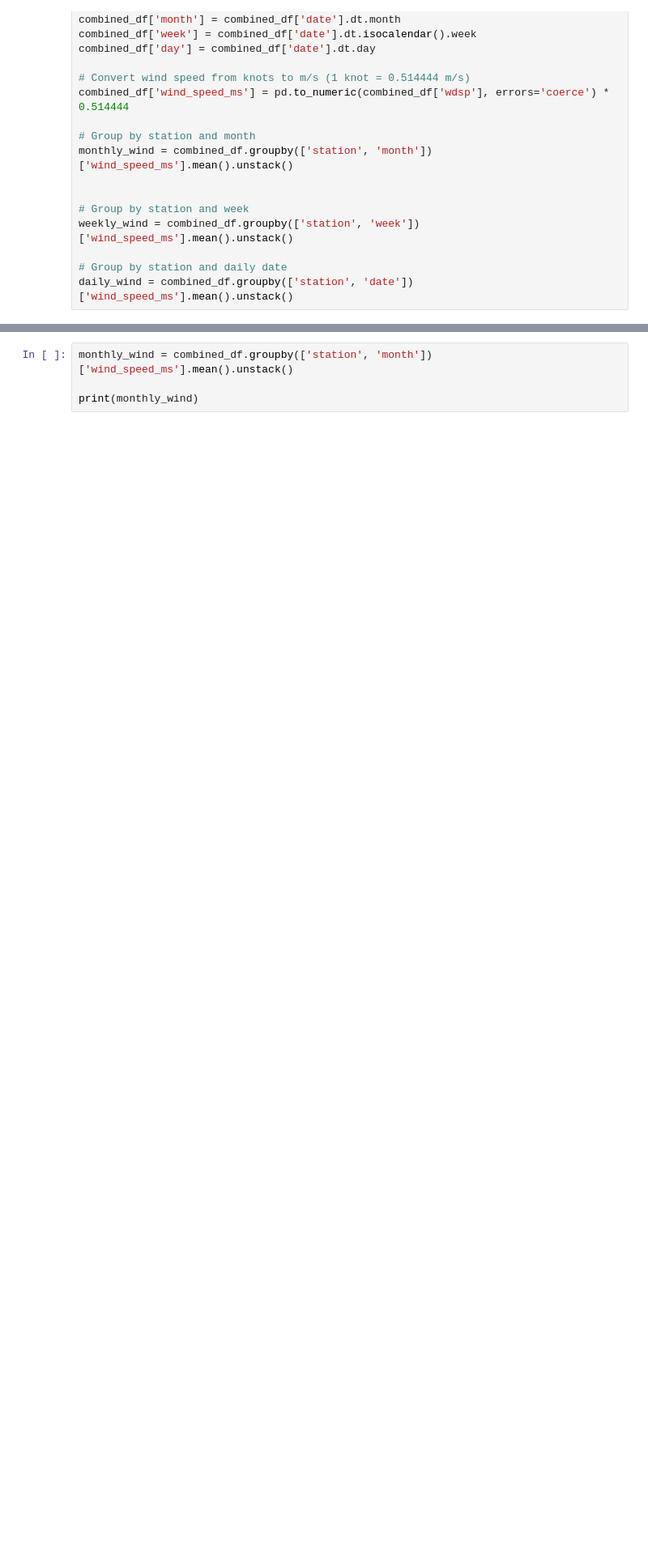
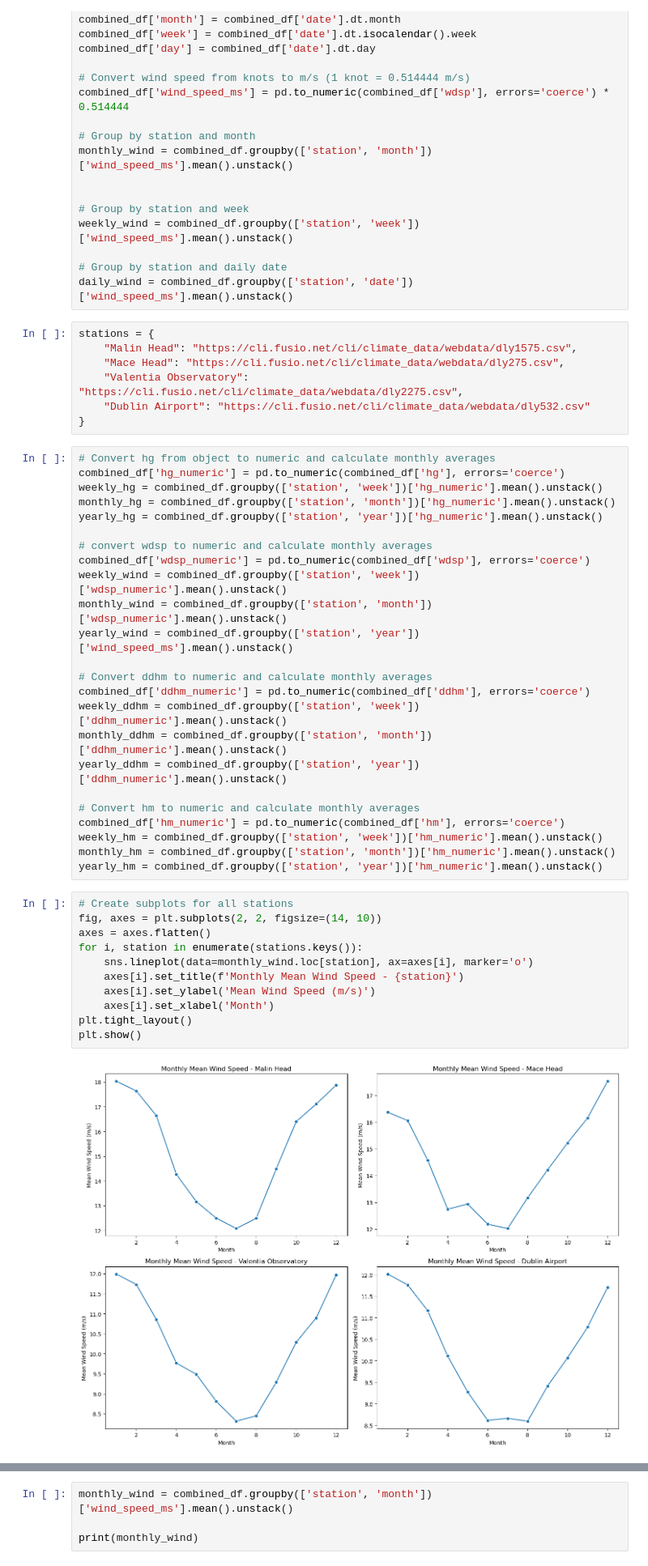
Before and after one commit to fin81985/PFDA-Project, a Jupyter notebook: wind_analysis.ipynb, the cells around one changed output, grey strips where cells are left out. Shown at 81% size. Cells and saved outputs as stored; diff of their text form; blank space fills up the shorter version.

```diff
--- a/wind_analysis.ipynb
+++ b/wind_analysis.ipynb
@@ -256,6 +260,50 @@ weekly_wind = combined_df.groupby(['station', 'week'])['wind_speed_ms'].mean().u
 
 # Group by station and daily date
 daily_wind = combined_df.groupby(['station', 'date'])['wind_speed_ms'].mean().unstack()
+# %%
+stations = {
+    "Malin Head": "https://cli.fusio.net/cli/climate_data/webdata/dly1575.csv",
+    "Mace Head": "https://cli.fusio.net/cli/climate_data/webdata/dly275.csv",
+    "Valentia Observatory": "https://cli.fusio.net/cli/climate_data/webdata/dly2275.csv",
+    "Dublin Airport": "https://cli.fusio.net/cli/climate_data/webdata/dly532.csv"
+}
+# %%
+# Convert hg from object to numeric and calculate monthly averages
+combined_df['hg_numeric'] = pd.to_numeric(combined_df['hg'], errors='coerce')
+weekly_hg = combined_df.groupby(['station', 'week'])['hg_numeric'].mean().unstack()
+monthly_hg = combined_df.groupby(['station', 'month'])['hg_numeric'].mean().unstack()
+yearly_hg = combined_df.groupby(['station', 'year'])['hg_numeric'].mean().unstack()
+
+# convert wdsp to numeric and calculate monthly averages
+combined_df['wdsp_numeric'] = pd.to_numeric(combined_df['wdsp'], errors='coerce')
+weekly_wind = combined_df.groupby(['station', 'week'])['wdsp_numeric'].mean().unstack()
+monthly_wind = combined_df.groupby(['station', 'month'])['wdsp_numeric'].mean().unstack()
+yearly_wind = combined_df.groupby(['station', 'year'])['wind_speed_ms'].mean().unstack()
+
+# Convert ddhm to numeric and calculate monthly averages
+combined_df['ddhm_numeric'] = pd.to_numeric(combined_df['ddhm'], errors='coerce')
+weekly_ddhm = combined_df.groupby(['station', 'week'])['ddhm_numeric'].mean().unstack()
+monthly_ddhm = combined_df.groupby(['station', 'month'])['ddhm_numeric'].mean().unstack()
+yearly_ddhm = combined_df.groupby(['station', 'year'])['ddhm_numeric'].mean().unstack()
+
+# Convert hm to numeric and calculate monthly averages
+combined_df['hm_numeric'] = pd.to_numeric(combined_df['hm'], errors='coerce')
+weekly_hm = combined_df.groupby(['station', 'week'])['hm_numeric'].mean().unstack()
+monthly_hm = combined_df.groupby(['station', 'month'])['hm_numeric'].mean().unstack()
+yearly_hm = combined_df.groupby(['station', 'year'])['hm_numeric'].mean().unstack()
+# %%
+# Create subplots for all stations
+fig, axes = plt.subplots(2, 2, figsize=(14, 10))
+axes = axes.flatten()
+for i, station in enumerate(stations.keys()):
+    sns.lineplot(data=monthly_wind.loc[station], ax=axes[i], marker='o')
+    axes[i].set_title(f'Monthly Mean Wind Speed - {station}')
+    axes[i].set_ylabel('Mean Wind Speed (m/s)')
+    axes[i].set_xlabel('Month')
+plt.tight_layout()
+plt.show()
+# %% [output]
+[figure, added]
 # %%
 weekly_wind.plot(figsize=(10,5), marker='o')
 
```
Also changed, not shown: parts of 8 cells of this notebook.
